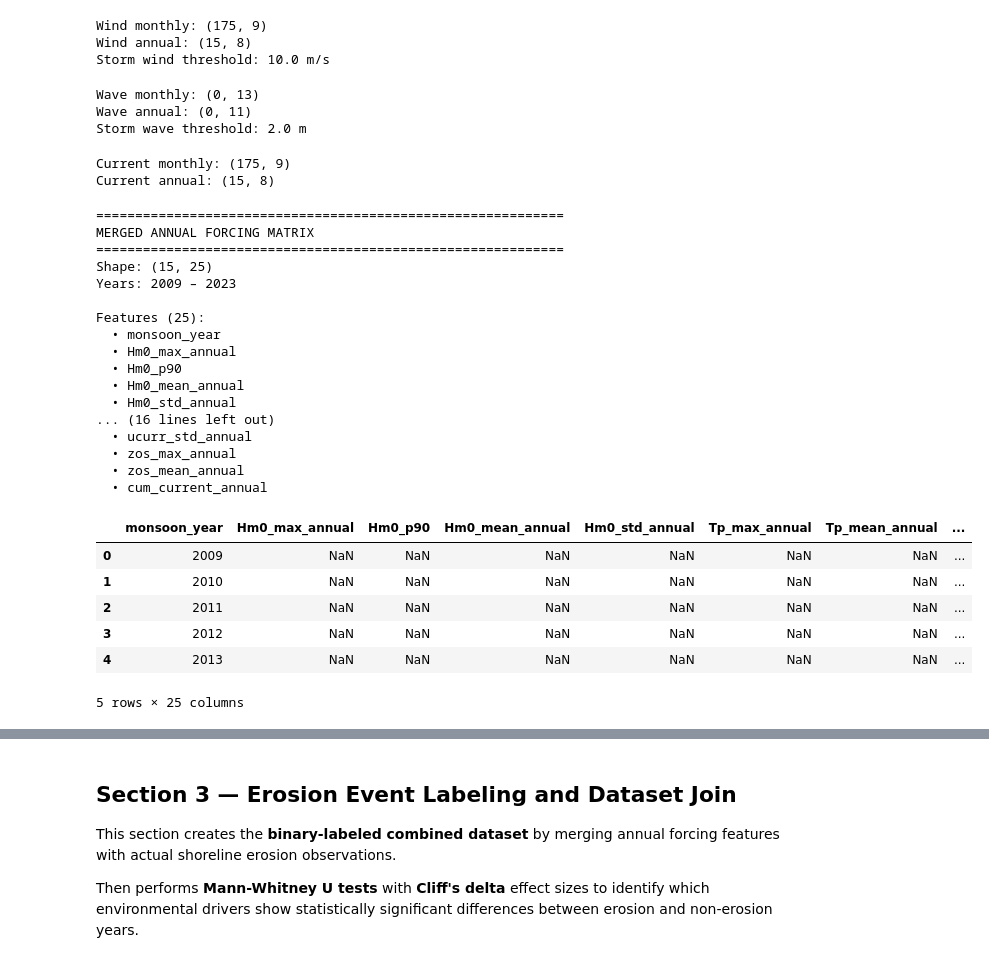
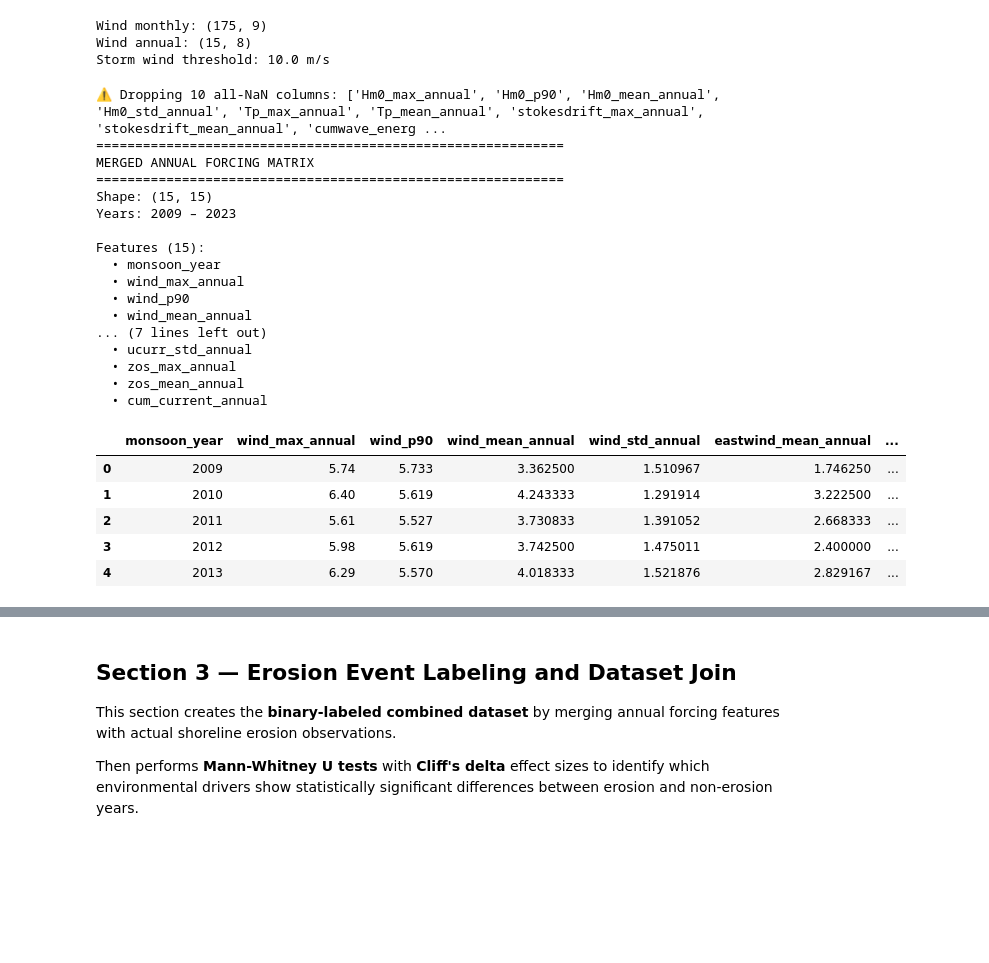
Before and after one commit to ThimalkaCosta/coastalai, a Jupyter notebook: notebook.ipynb, the cells around one changed output, grey strips where cells are left out. Saved outputs shown, nothing was run; the diff lists cells and outputs as text; code cells hidden in the pictures; blank space fills up the shorter version.

```diff
--- a/notebook.ipynb
+++ b/notebook.ipynb
@@ -383,6 +383,7 @@ wave_monthly.columns = ['monsoon_year', 'year_month',
 wave_annual = wave_df.groupby('monsoon_year').agg({
     'VHM0':  ['max', lambda x: np.percentile(x, 90), 'mean', 'std'],
     'VTPK':  ['max', 'mean'],
+    'VMDR':  'mean',
     'stokes_drift_mag': ['max', 'mean'],
     'wave_energy': 'sum',
     'is_storm_wave': 'sum',
@@ -390,16 +391,13 @@ wave_annual = wave_df.groupby('monsoon_year').agg({
 wave_annual.columns = ['monsoon_year',
                        'Hm0_max_annual', 'Hm0_p90', 'Hm0_mean_annual', 'Hm0_std_annual',
                        'Tp_max_annual', 'Tp_mean_annual',
+                       'VMDR_mean_annual',
                        'stokesdrift_max_annual', 'stokesdrift_mean_annual',
                        'cumwave_energy_annual', 'storm_days_wave_total']
 
 print(f"Wave monthly: {wave_monthly.shape}")
 print(f"Wave annual: {wave_annual.shape}")
 print(f"Storm wave threshold: {STORM_WAVE_THRESHOLD} m")
-# %% [output]
-Wave monthly: (0, 13)
-Wave annual: (0, 11)
-Storm wave threshold: 2.0 m
 # %%
 # =============================================================================
 # Section 2.3 — Annual current forcing features (surface level)
@@ -433,18 +431,14 @@ current_monthly.columns = ['monsoon_year', 'year_month',
                            'ZOS_max', 'ZOS_mean', 'time']
 
 # Annual
-current_annual = current_df.groupby('monsoon_year').agg({
-    'current_mag': ['max', lambda x: np.percentile(x, 90), 'mean', 'std'],
-    'zos': ['max', 'mean'],
-    'current_mag': ['max', 'mean', 'sum'],
-}).reset_index()
-# Re-compute properly
 current_annual = current_df.groupby('monsoon_year').apply(
     lambda g: pd.Series({
         'ucurr_max_annual':  g['current_mag'].max(),
         'ucurr_p90':         np.percentile(g['current_mag'].dropna(), 90),
         'ucurr_mean_annual': g['current_mag'].mean(),
         'ucurr_std_annual':  g['current_mag'].std(),
+        'uo_mean_annual':    g['uo'].mean(),
+        'vo_mean_annual':    g['vo'].mean(),
         'zos_max_annual':    g['zos'].max(),
         'zos_mean_annual':   g['zos'].mean(),
         'cum_current_annual': g['current_mag'].sum(),
@@ -453,9 +447,6 @@ current_annual = current_df.groupby('monsoon_year').apply(
 
 print(f"Current monthly: {current_monthly.shape}")
 print(f"Current annual: {current_annual.shape}")
-# %% [output]
-Current monthly: (175, 9)
-Current annual: (15, 8)
 # %%
 # =============================================================================
 # Section 2.4 — Merge all three into single annual forcing dataframe
@@ -464,47 +455,52 @@ Current annual: (15, 8)
 env_annual = wave_annual.merge(wind_annual, on='monsoon_year', how='outer')
 env_annual = env_annual.merge(current_annual, on='monsoon_year', how='outer')
 
 # Restrict to period with reliable data
 env_annual = env_annual[(env_annual['monsoon_year'] >= 2009) &
                         (env_annual['monsoon_year'] <= 2024)]
 env_annual = env_annual.sort_values('monsoon_year').reset_index(drop=True)
 env_annual = env_annual.ffill().bfill()
 
+# Drop columns that are still entirely NaN (e.g., wave data unavailable at location)
+nan_cols = env_annual.columns[env_annual.isna().all()]
+if len(nan_cols) > 0:
+    print(f"⚠ Dropping {len(nan_cols)} all-NaN columns: {list(nan_cols)}")
+    env_annual = env_annual.drop(columns=nan_cols)
+
 print("=" * 60)
 print("MERGED ANNUAL FORCING MATRIX")
 print("=" * 60)
 print(f"Shape: {env_annual.shape}")
 print(f"Years: {env_annual['monsoon_year'].min()} – {env_annual['monsoon_year'].max()}")
 print(f"\nFeatures ({len(env_annual.columns)}):")
 for col in env_annual.columns:
     print(f"  • {col}")
 
 display(env_annual.head())
 # %% [output]
+⚠ Dropping 10 all-NaN columns: ['Hm0_max_annual', 'Hm0_p90', 'Hm0_mean_annual', 'Hm0_std_annual', 'Tp_max_annual', 'Tp_mean_annual', 'stokesdrift_max_annual', 'stokesdrift_mean_annual', 'cumwave_energ ...
 ============================================================
 MERGED ANNUAL FORCING MATRIX
 ============================================================
-Shape: (15, 25)
+Shape: (15, 15)
 Years: 2009 – 2023
 
-Features (25):
+Features (15):
   • monsoon_year
-  • Hm0_max_annual
-  • Hm0_p90
-  • Hm0_mean_annual
-  • Hm0_std_annual
-... (16 lines left out)
+  • wind_max_annual
+  • wind_p90
+  • wind_mean_annual
+... (7 lines left out)
   • ucurr_std_annual
   • zos_max_annual
   • zos_mean_annual
   • cum_current_annual
-|  | monsoon_year | Hm0_max_annual | Hm0_p90 | Hm0_mean_annual | Hm0_std_annual | Tp_max_annual | Tp_mean_annual | ... |
-| 0 | 2009 | NaN | NaN | NaN | NaN | NaN | NaN | ... |
-| 1 | 2010 | NaN | NaN | NaN | NaN | NaN | NaN | ... |
-| 2 | 2011 | NaN | NaN | NaN | NaN | NaN | NaN | ... |
-| 3 | 2012 | NaN | NaN | NaN | NaN | NaN | NaN | ... |
-| 4 | 2013 | NaN | NaN | NaN | NaN | NaN | NaN | ... |
+|  | monsoon_year | wind_max_annual | wind_p90 | wind_mean_annual | wind_std_annual | eastwind_mean_annual | ... |
+| 0 | 2009 | 5.74 | 5.733 | 3.362500 | 1.510967 | 1.746250 | ... |
+| 1 | 2010 | 6.40 | 5.619 | 4.243333 | 1.291914 | 3.222500 | ... |
+| 2 | 2011 | 5.61 | 5.527 | 3.730833 | 1.391052 | 2.668333 | ... |
+| 3 | 2012 | 5.98 | 5.619 | 3.742500 | 1.475011 | 2.400000 | ... |
+| 4 | 2013 | 6.29 | 5.570 | 4.018333 | 1.521876 | 2.829167 | ... |
-5 rows × 25 columns
 # %%
 # =============================================================================
 # Section 2.5 — Time series plot with erosion event overlay
```
Also changed, not shown: parts of 28 cells of this notebook, 15 other files.
